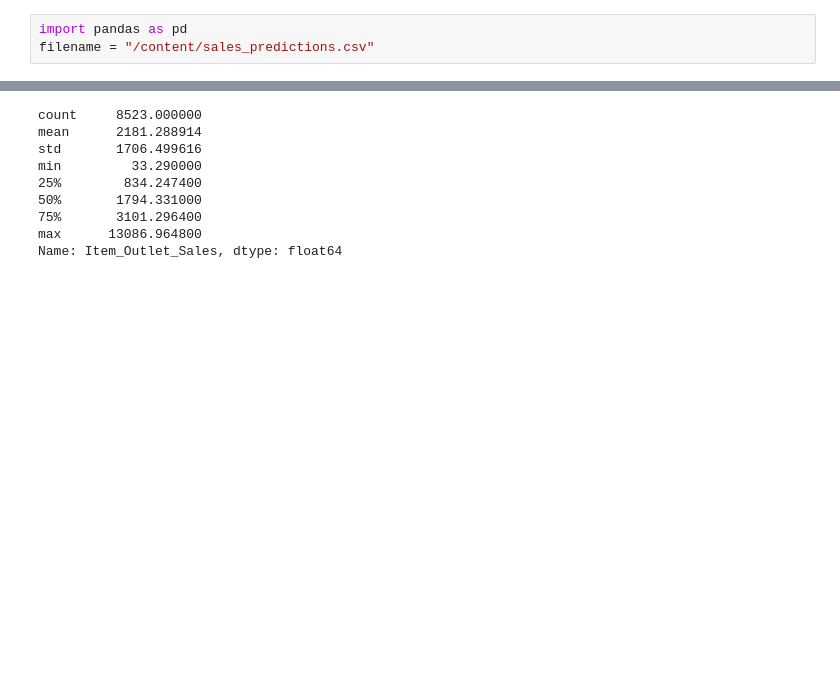
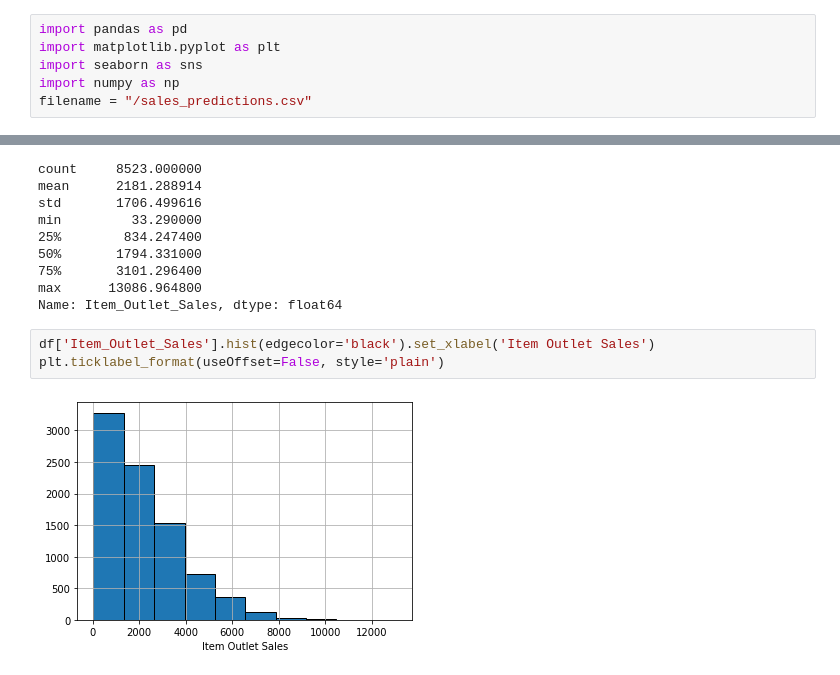
Before and after one commit to SamuelCdna/-predicciones-de-ventas-alimenticias-, a Jupyter notebook: predicciones_de_ventas_alimenticias.ipynb, the cells around one changed output, grey strips where cells are left out. Cells and saved outputs as stored; diff of their text form; blank space fills up the shorter version.

```diff
--- a/predicciones_de_ventas_alimenticias.ipynb
+++ b/predicciones_de_ventas_alimenticias.ipynb
@@ -4,4 +4,7 @@
 # predicciones-de-ventas-alimenticias
 # %%
 import pandas as pd
-filename = "/content/sales_predictions.csv"
+import matplotlib.pyplot as plt
+import seaborn as sns
+import numpy as np
+filename = "/sales_predictions.csv"
@@ -176,3 +183,8 @@ min         33.290000
 75%       3101.296400
 max      13086.964800
 Name: Item_Outlet_Sales, dtype: float64
+# %%
+df['Item_Outlet_Sales'].hist(edgecolor='black').set_xlabel('Item Outlet Sales')
+plt.ticklabel_format(useOffset=False, style='plain')
+# %% [output]
+[figure, added]
```
Also changed, not shown: parts of 4 cells of this notebook.
